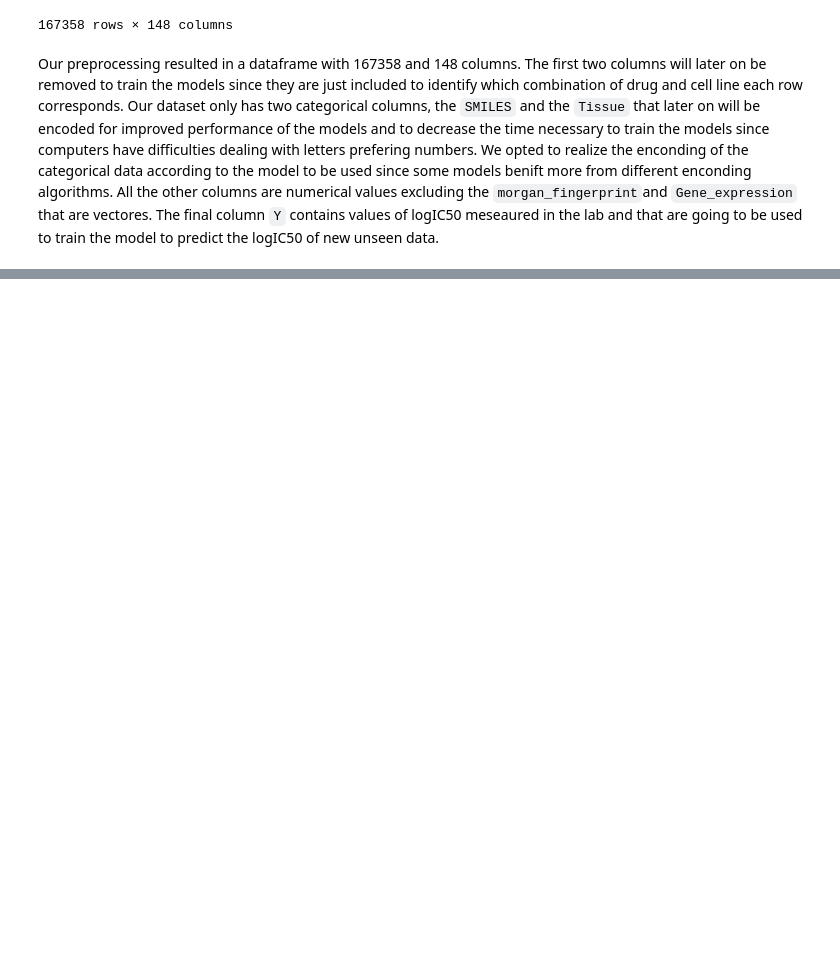
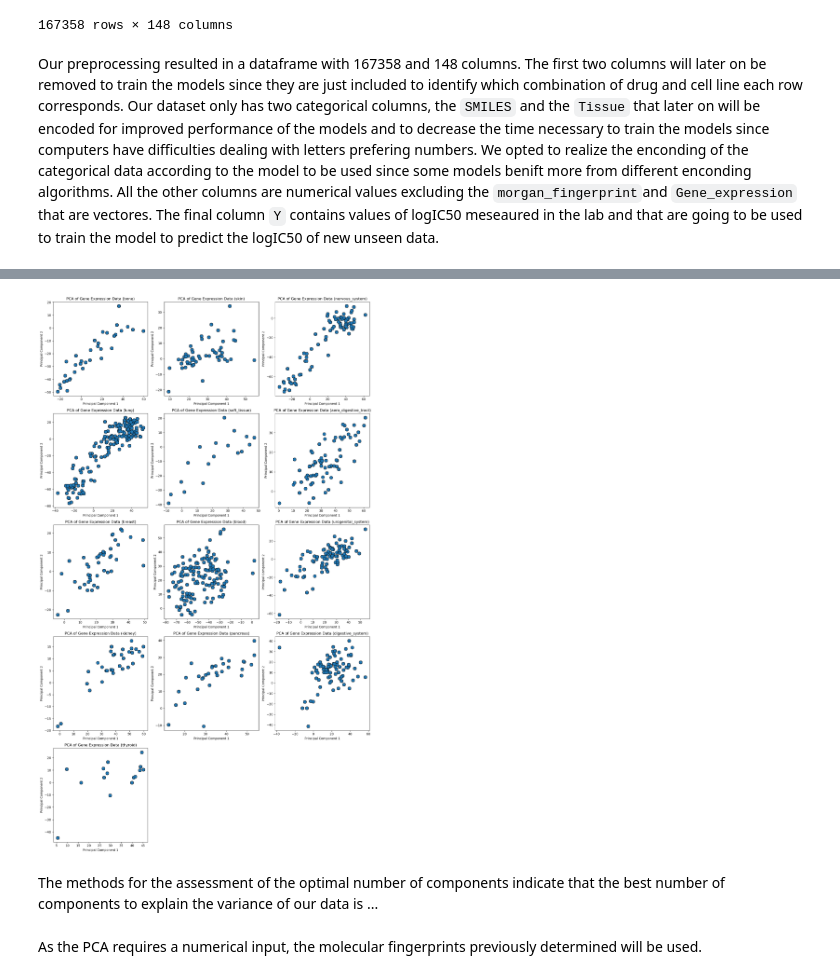
Before and after one commit to ricardofoliveira61/ML-data-analysis, a Jupyter notebook: part_1.ipynb, the cells around one changed output, grey strips where cells are left out. Saved outputs shown, nothing was run; the diff lists cells and outputs as text; code cells hidden in the pictures; blank space fills up the shorter version.

```diff
--- a/part_1.ipynb
+++ b/part_1.ipynb
@@ -672,0 +822,23 @@ filtered_GDSC.to_pickle(path="data/filtered_GDSC.pkl")
+# %%
+unique_tissues = pca_df["Tissue"].unique()
+ncols=3
+nrows = int(np.ceil(len(unique_tissues)/ncols))
+fig, axes = plt.subplots(nrows, ncols, figsize=(5*ncols, nrows*5))
+axes = axes.flatten()
+
+for i, tissue in enumerate(unique_tissues):
+    tissue_df = pca_df[pca_df["Tissue"] == tissue]
+    sns.scatterplot(data=tissue_df, x="PC1", y="PC2", s=100, edgecolor='black', ax=axes[i])
+    axes[i].set_title(f"PCA of Gene Expression Data ({tissue})")
+    axes[i].set_xlabel("Principal Component 1")
+    axes[i].set_ylabel("Principal Component 2")
+for i in range(len(unique_tissues), len(axes)):
+    axes[i].axis('off')
+plt.tight_layout()
+plt.show()
+# %% [output]
+[figure, added]
+# %% [markdown]
+The methods for the assessment of the optimal number of components indicate that the best number of components to explain the variance of our data is ...
+# %% [markdown]
+As the PCA requires a numerical input, the molecular fingerprints previously determined will be used.
```
Also changed, not shown: parts of 56 cells of this notebook.
